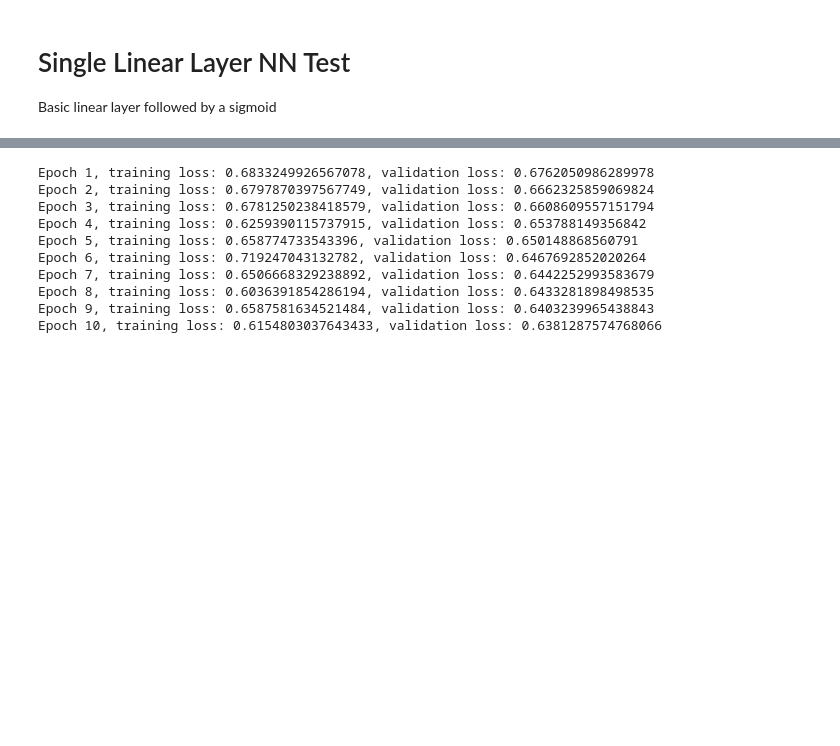
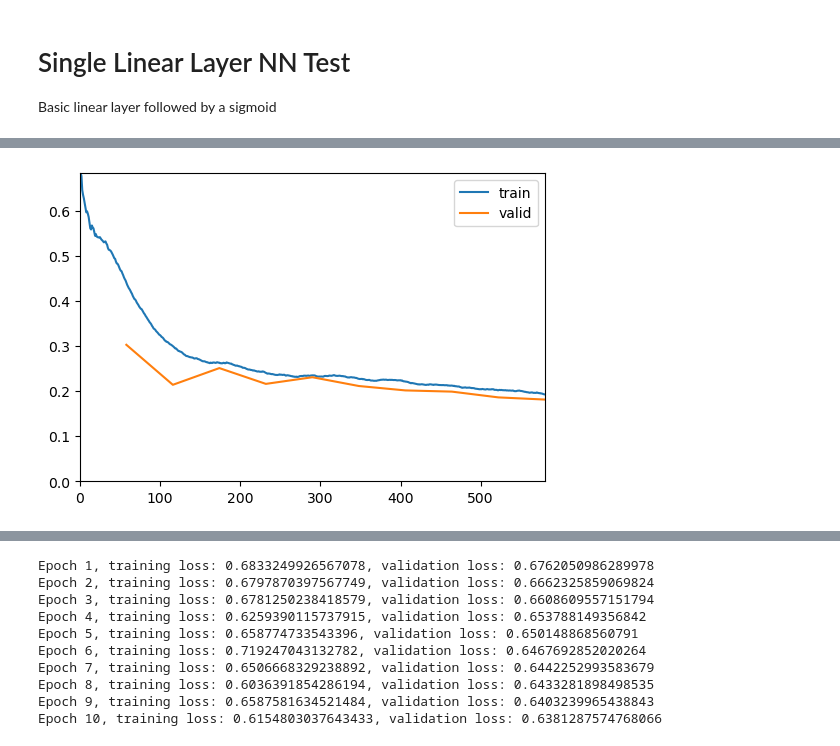
Before and after one commit to anmutechsupport/Energy-Efficient-Decoding-of-EEG-Motor-Imagery-using-Spiking-Legendre-Memory-Units, a Jupyter notebook: ml/training-bci2000.ipynb, the cells around one changed output, grey strips where cells are left out. Cells and saved outputs as stored; diff of their text form; code cells hidden in the pictures; blank space fills up the shorter version.

```diff
--- a/ml/training-bci2000.ipynb
+++ b/ml/training-bci2000.ipynb
@@ -406,0 +418,4 @@ TypeError: forward() takes 2 positional arguments but 3 were given
+# %%
+learn.fit_one_cycle(10, lr, cbs=[ShowGraphCallback()])
+# %% [output]
+[figure, added]
```
Also changed, not shown: parts of 9 cells of this notebook.
